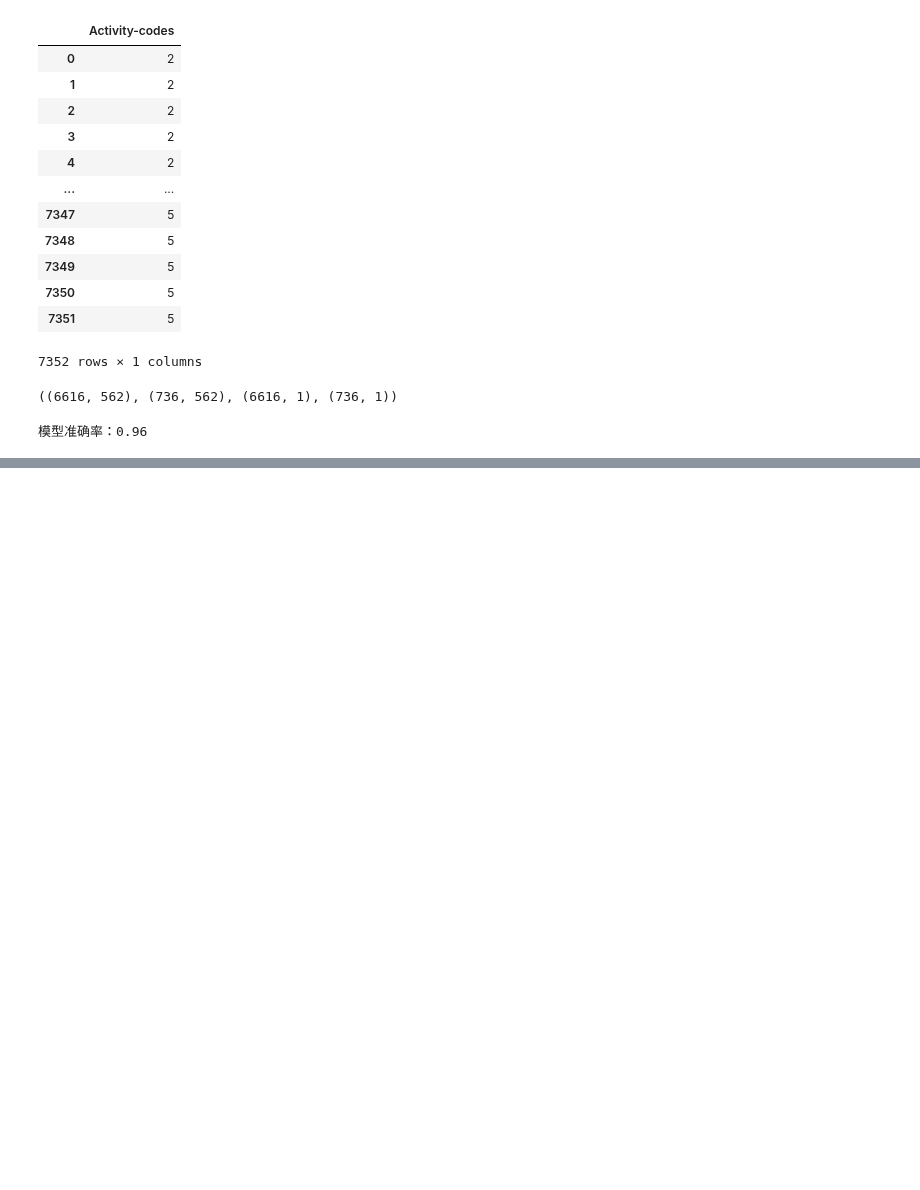
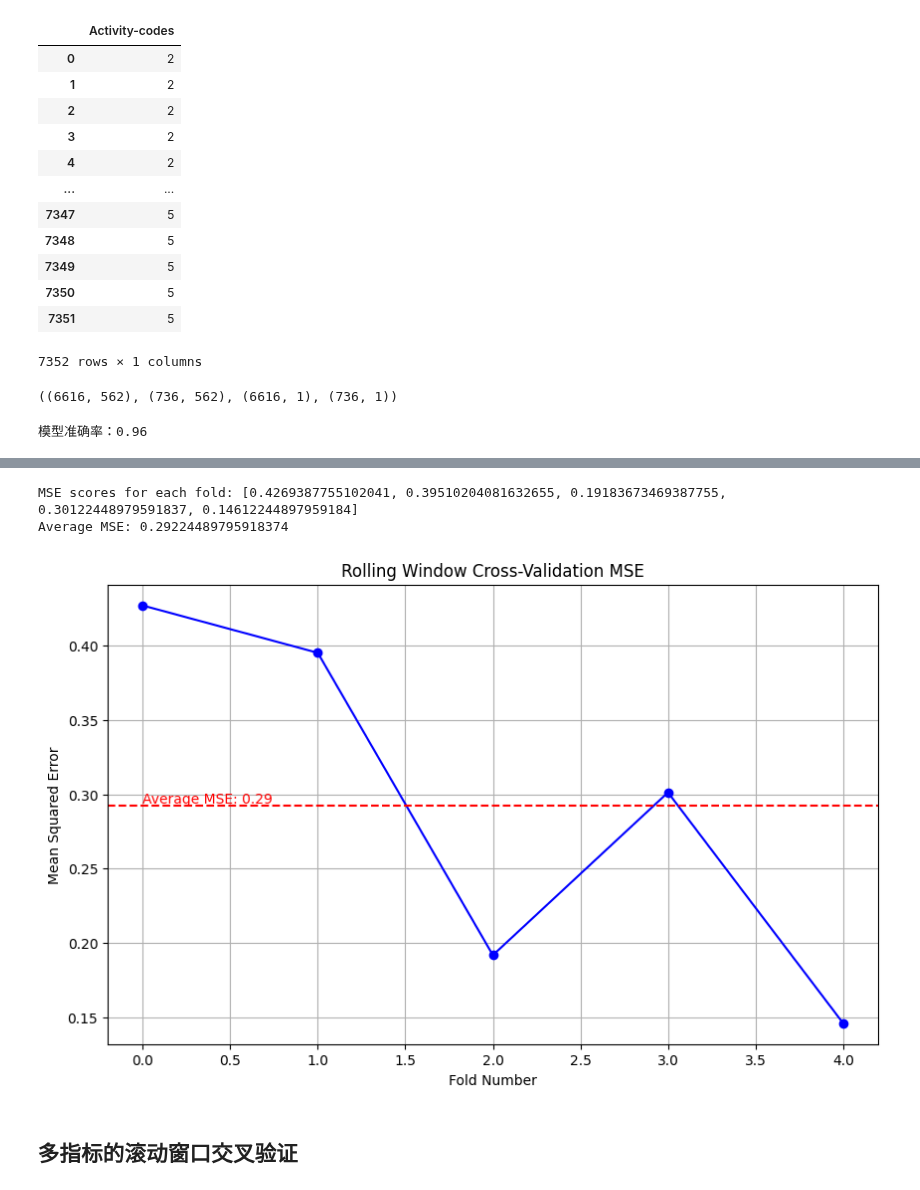
Before and after one commit to movement-recognition/Sensor_Data_Analysis, a Jupyter notebook: 01_HAR_Dataset/SMV.ipynb, the cells around one changed output, grey strips where cells are left out. Cells and saved outputs as stored; diff of their text form; code cells hidden in the pictures; blank space fills up the shorter version.

```diff
--- a/01_HAR_Dataset/SMV.ipynb
+++ b/01_HAR_Dataset/SMV.ipynb
@@ -160,0 +159,79 @@ plt.show()
+# %%
+import numpy as np
+from sklearn.model_selection import TimeSeriesSplit
+from sklearn.metrics import mean_squared_error
+
+def rolling_window_cross_validation(X, y, n_splits=5):
+    """
+    使用滚动窗口交叉验证进行时间序列模型评估。
+
+    Args:
+        X (numpy.ndarray): 特征矩阵，每行是一个样本。
+        y (numpy.ndarray): 目标向量，与X对应的目标值。
+        n_splits (int): 分割的折数。
+
+    Returns:
+        list: 每个折的均方误差（MSE）。
+    """
+    tscv = TimeSeriesSplit(n_splits=n_splits)
+    mse_scores = []
+
+    for train_index, test_index in tscv.split(X):
+        X_train, X_test = X[train_index], X[test_index]
+        y_train, y_test = y[train_index], y[test_index]
+
+        # 初始化你的时间序列模型
+        model = SVC(kernel='rbf', C=1.0, gamma='scale')
+
+        # 训练模型
+        model.fit(X_train, y_train)
+
+        # 预测
+        y_pred = model.predict(X_test)
+
+        # 计算均方误差
+        mse = mean_squared_error(y_test, y_pred)
+        mse_scores.append(mse)
+
+    return mse_scores
+
+# 使用示例
+if __name__ == "__main__":
+    # 假设你的数据是X和y
+
+    X = X
+    y = Y
+
+    X_numpy = X.values if hasattr(X, 'values') else X  # 或者 X.to_numpy() 如果X是DataFrame
+    y_numpy = y.values if hasattr(y, 'values') else y  # 或者 y.to_numpy() 如果y是Series
+
+    mse_scores = rolling_window_cross_validation(X_numpy, y_numpy)
+    print("MSE scores for each fold:", mse_scores)
+    print("Average MSE:", np.mean(mse_scores))
+# %% [output]
+MSE scores for each fold: [0.4269387755102041, 0.39510204081632655, 0.19183673469387755, 0.30122448979591837, 0.14612244897959184]
+Average MSE: 0.29224489795918374
+# %%
+import matplotlib.pyplot as plt
+
+# 假设 mse_scores 是你从 rolling_window_cross_validation 函数获得的MSE分数列表
+mse_scores = rolling_window_cross_validation(X_numpy, y_numpy)  # 确保已经执行了这一步
+
+# 绘制每个折的MSE
+plt.figure(figsize=(10, 6))
+plt.plot(mse_scores, marker='o', linestyle='-', color='b')
+plt.title('Rolling Window Cross-Validation MSE')
+plt.xlabel('Fold Number')
+plt.ylabel('Mean Squared Error')
+plt.grid(True)
+
+# 标记平均MSE
+average_mse = np.mean(mse_scores)
+plt.axhline(average_mse, color='r', linestyle='--')
+plt.text(0, average_mse, f'Average MSE: {average_mse:.2f}', color='r', va='bottom')
+
+plt.show()
+# %% [output]
+[figure, added]
+# %% [markdown]
+## 多指标的滚动窗口交叉验证
```
Also changed, not shown: parts of 9 cells of this notebook.
